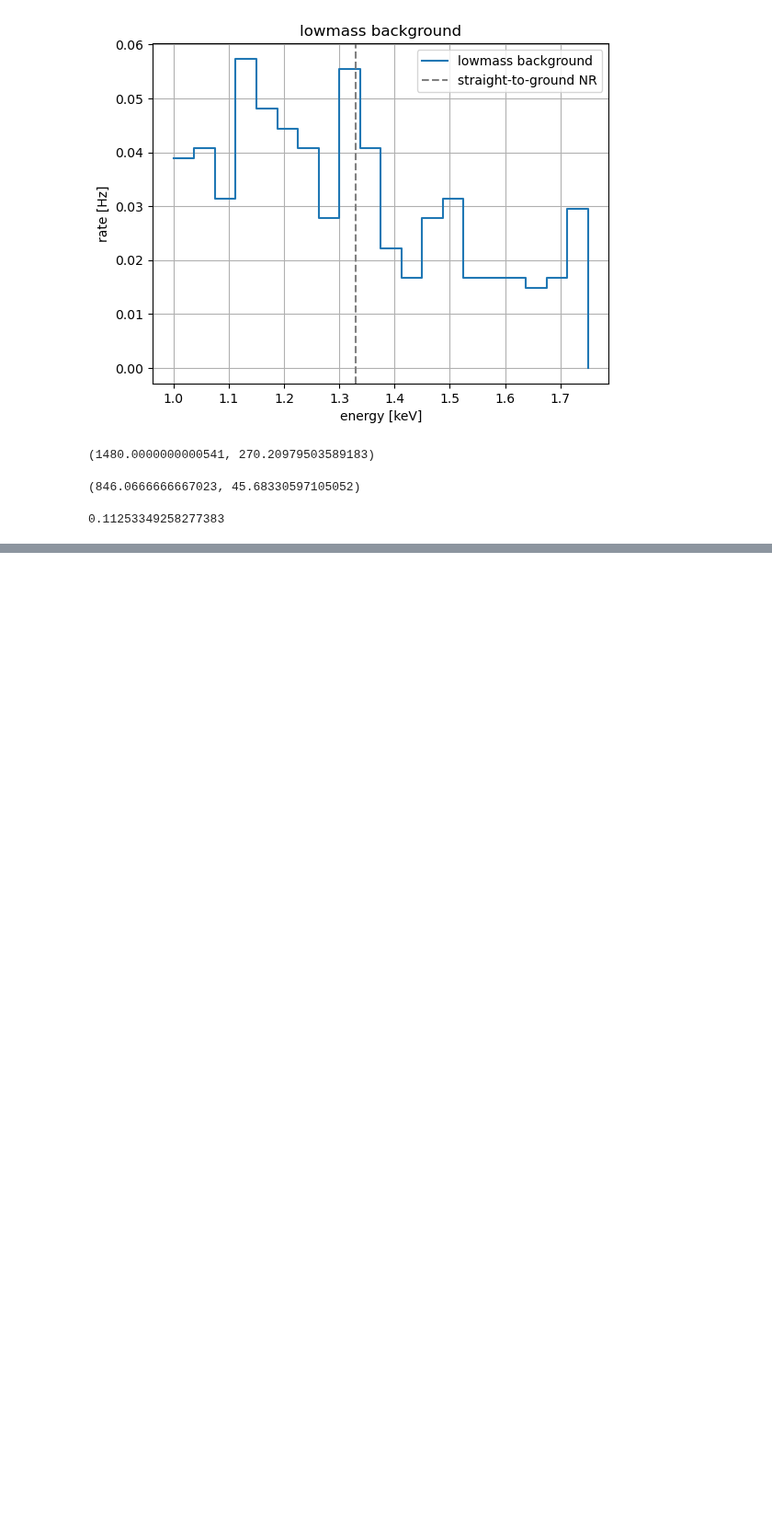
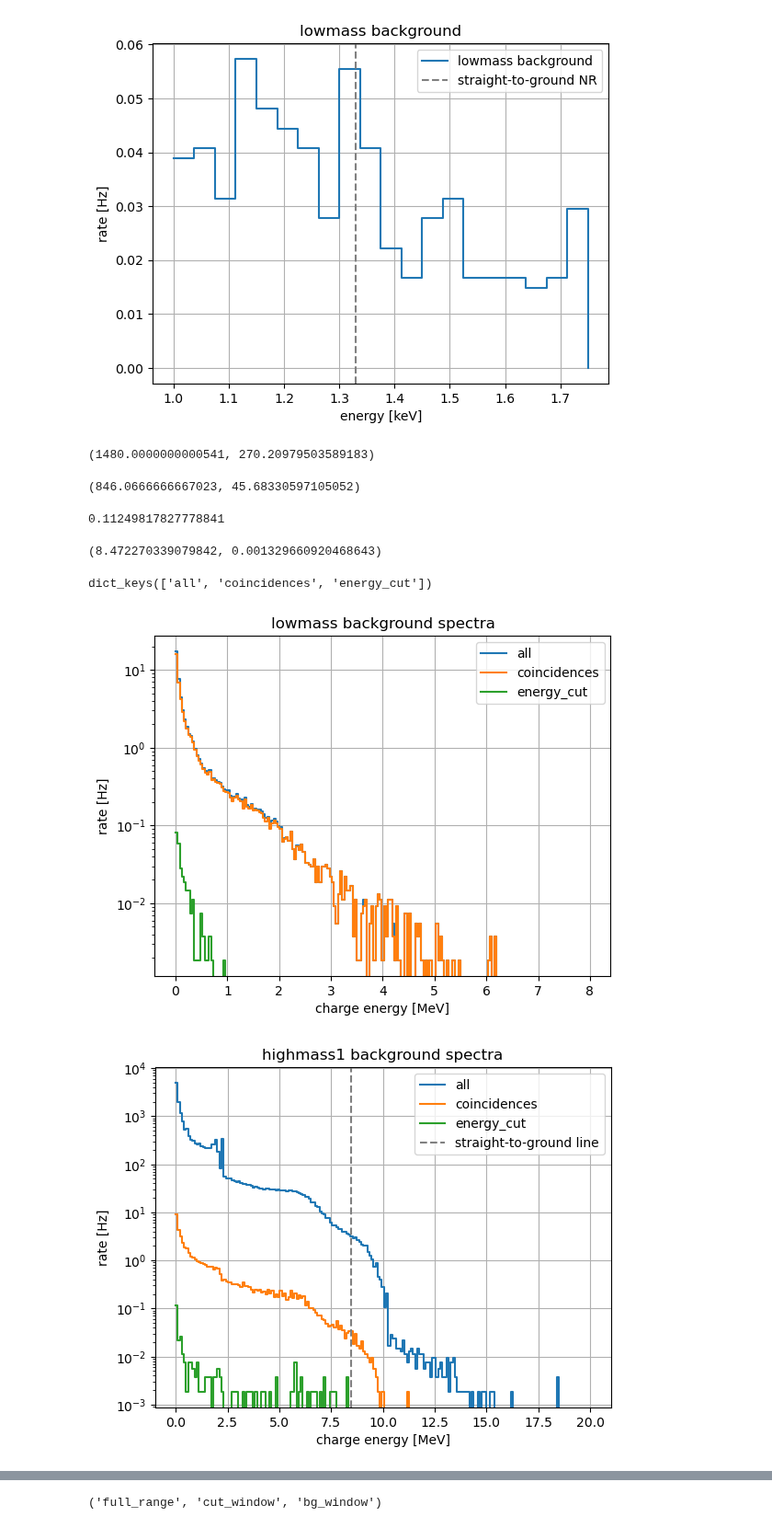
Before and after one commit to tamu-edu/doublecap, a Jupyter notebook: analysis/backgrounds.ipynb, the cells around one changed output, grey strips where cells are left out. Shown at 92% size. Drawn from its saved outputs; the diff is of its cells as text; code cells hidden in the pictures; blank space fills up the shorter version.

```diff
--- a/analysis/backgrounds.ipynb
+++ b/analysis/backgrounds.ipynb
@@ -33,6 +14,8 @@ Welcome to JupyROOT 6.30/04
 # %%
-E1 = 8.4736 # MeV
-E1_lm = E1**2/2/(29*931.5 - 21.895)
+E_tot = 8.4736 # MeV
+M = (29*931.5 - 21.895) # mass of Si29 (MeV)
+E1 = -M + np.sqrt(M**2 + 2*M*E_tot)
+E1_lm = E1**2/2/M
 hm = ('highmass1', 'highmass2')
 lm = 'lowmass'
 detectors = ('highmass1', 'highmass2', 'lowmass')
@@ -676,4 +848,52 @@ df5['lowmass_all'].values.sum()/conv, np.sqrt(df5['lowmass_all'].values.sum())/c
 # %%
 (E1_lm*0.1)*df5['lowmass_all'].values.sum()/conv
 # %% [output]
-0.11253349258277383
+0.11249817827778841
+# %%
+E1, E1_lm
+# %% [output]
+(8.472270339079842, 0.001329660920468643)
+# %%
+bin_types = ('full_range', 'cut_window', 'bg_window')
+hist_types = ('all', 'coincidences', 'energy_cut')
+lm_cut = 500e-6 # 500 eV cut window in lowmass
+hm_cut = 0.8 # 800 keV cut window in highmass
+all_hist_dict = get_all_histograms(leadrates, lm_cut = lm_cut, hm_cut = hm_cut)
+# %%
+all_hist_dict.keys()
+# %% [output]
+dict_keys(['all', 'coincidences', 'energy_cut'])
+# %%
+# all backgrounds, full range
+bin_type = 'full_range'
+
+for det in detectors:
+
+    plt.figure()
+    ax = plt.gca()
+
+    ax.set_title(f'{det} background spectra')
+
+    for h in hist_types:
+        #label = ' '.join(c.split('_')[1:])
+        hist = all_hist_dict[h][det][bin_type]
+        Ebins = hist['E'].values
+        cts = hist[hist.keys()[1]].values
+        y = cts/leadrates.meas_exposures[meas]
+        #y = df[c].values/leadrates.meas_exposures[meas]
+        ax.step(Ebins, y, where = 'post', label = h)
+
+
+    #ax.step(capcts.Ebins, capcts.cts[det]*capture_rate/capcts.Nprimaries, where = 'post', label = 'postcapture')
+
+    if det in hm:
+        plt.axvline(E1, linestyle = 'dashed', color = 'gray', label = 'straight-to-ground line')
+
+    ax.semilogy()
+    ax.grid()
+    ax.legend()
+    ax.set_xlabel('charge energy [MeV]')
+    ax.set_ylabel('rate [Hz]')
+# %% [output]
+[figure, added]
+[figure, added]
@@ -679,0 +901,4 @@ df5['lowmass_all'].values.sum()/conv, np.sqrt(df5['lowmass_all'].values.sum())/c
+# %%
+bin_types
+# %% [output]
+('full_range', 'cut_window', 'bg_window')
```
Also changed, not shown: parts of 21 cells of this notebook.
